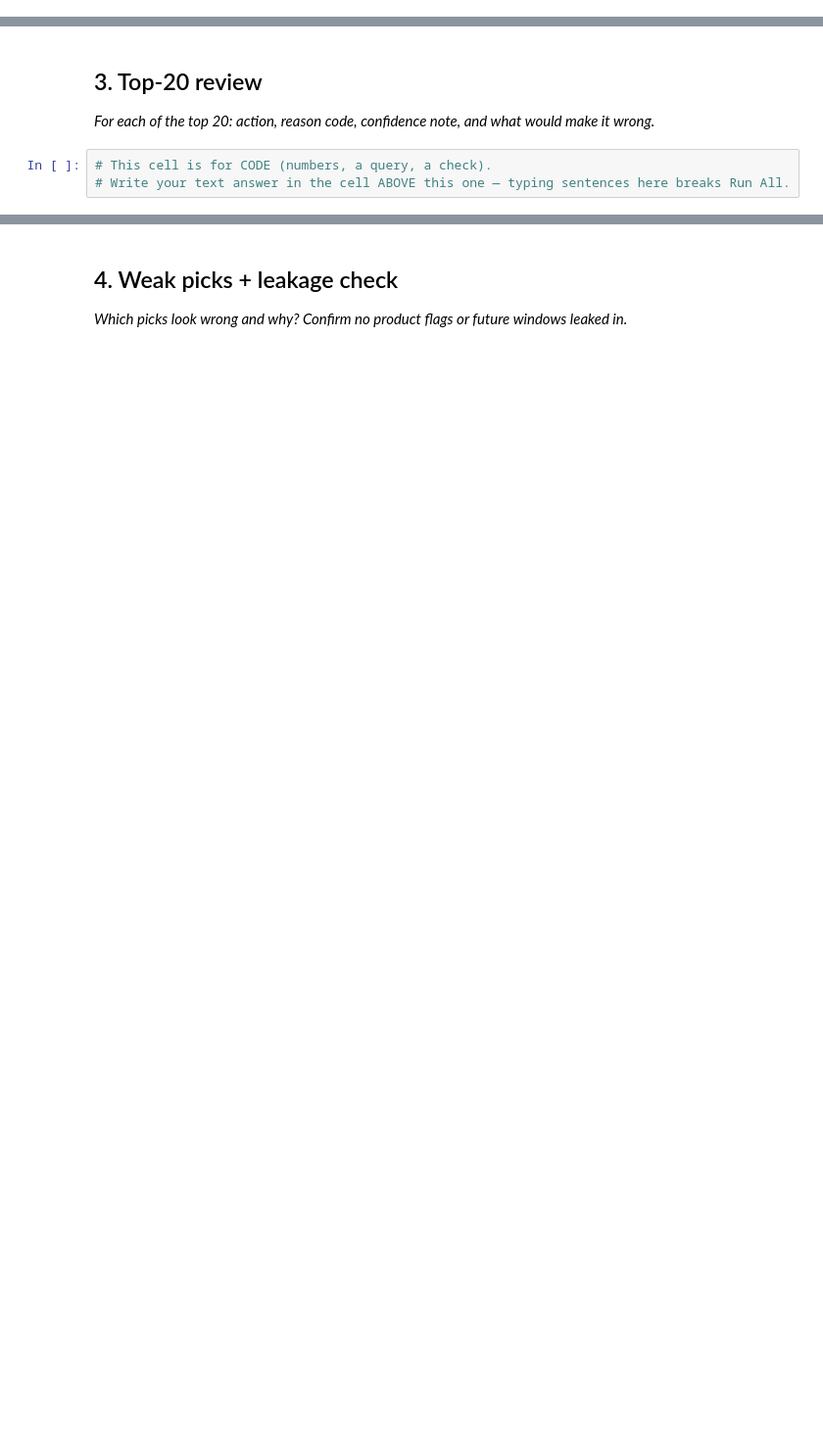
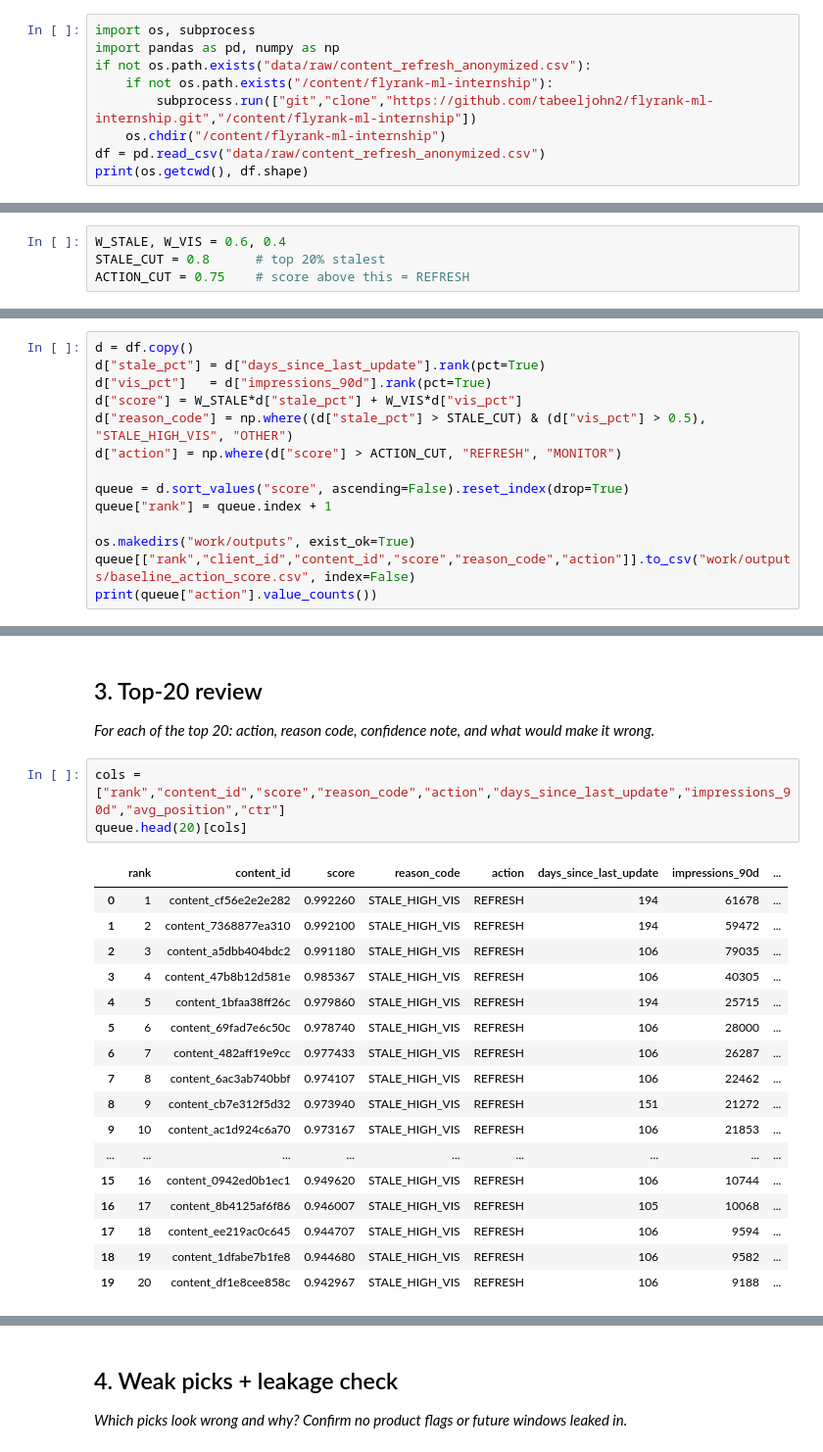
Before and after one commit to tabeeljohn2/flyrank-ml-internship, a Jupyter notebook: work/notebooks/w04_baseline_score.ipynb, the cells around one changed output, grey strips where cells are left out. Shown at 98% size. Drawn from its saved outputs; the diff is of its cells as text; blank space fills up the shorter version.

```diff
--- a/work/notebooks/w04_baseline_score.ipynb
+++ b/work/notebooks/w04_baseline_score.ipynb
@@ -15,0 +9,9 @@ This skeleton is yours to fill. Work the sections **in order** — each one has
+# %%
+import os, subprocess
+import pandas as pd, numpy as np
+if not os.path.exists("data/raw/content_refresh_anonymized.csv"):
+    if not os.path.exists("/content/flyrank-ml-internship"):
+        subprocess.run(["git","clone","https://github.com/tabeeljohn2/flyrank-ml-internship.git","/content/flyrank-ml-internship"])
+    os.chdir("/content/flyrank-ml-internship")
+df = pd.read_csv("data/raw/content_refresh_anonymized.csv")
+print(os.getcwd(), df.shape)
@@ -16,3 +92,7 @@ This skeleton is yours to fill. Work the sections **in order** — each one has
+# %%
+W_STALE, W_VIS = 0.6, 0.4
+STALE_CUT = 0.8      # top 20% stalest
+ACTION_CUT = 0.75    # score above this = REFRESH
 # %% [markdown]
 ## 2. Build the ranked queue (writes the CSV)
 
@@ -22,0 +100,14 @@ This skeleton is yours to fill. Work the sections **in order** — each one has
+# %%
+d = df.copy()
+d["stale_pct"] = d["days_since_last_update"].rank(pct=True)
+d["vis_pct"]   = d["impressions_90d"].rank(pct=True)
+d["score"] = W_STALE*d["stale_pct"] + W_VIS*d["vis_pct"]
+d["reason_code"] = np.where((d["stale_pct"] > STALE_CUT) & (d["vis_pct"] > 0.5), "STALE_HIGH_VIS", "OTHER")
+d["action"] = np.where(d["score"] > ACTION_CUT, "REFRESH", "MONITOR")
+
+queue = d.sort_values("score", ascending=False).reset_index(drop=True)
+queue["rank"] = queue.index + 1
+
+os.makedirs("work/outputs", exist_ok=True)
+queue[["rank","client_id","content_id","score","reason_code","action"]].to_csv("work/outputs/baseline_action_score.csv", index=False)
+print(queue["action"].value_counts())
@@ -24,6 +122,24 @@ This skeleton is yours to fill. Work the sections **in order** — each one has
 ## 3. Top-20 review
 
 *For each of the top 20: action, reason code, confidence note, and what would make it wrong.*
-# %%
-# This cell is for CODE (numbers, a query, a check).
-# Write your text answer in the cell ABOVE this one — typing sentences here breaks Run All.
+# %%
+cols = ["rank","content_id","score","reason_code","action","days_since_last_update","impressions_90d","avg_position","ctr"]
+queue.head(20)[cols]
+# %% [output]
+|  | rank | content_id | score | reason_code | action | days_since_last_update | impressions_90d | ... |
+| 0 | 1 | content_cf56e2e2e282 | 0.992260 | STALE_HIGH_VIS | REFRESH | 194 | 61678 | ... |
+| 1 | 2 | content_7368877ea310 | 0.992100 | STALE_HIGH_VIS | REFRESH | 194 | 59472 | ... |
+| 2 | 3 | content_a5dbb404bdc2 | 0.991180 | STALE_HIGH_VIS | REFRESH | 106 | 79035 | ... |
+| 3 | 4 | content_47b8b12d581e | 0.985367 | STALE_HIGH_VIS | REFRESH | 106 | 40305 | ... |
+| 4 | 5 | content_1bfaa38ff26c | 0.979860 | STALE_HIGH_VIS | REFRESH | 194 | 25715 | ... |
+| 5 | 6 | content_69fad7e6c50c | 0.978740 | STALE_HIGH_VIS | REFRESH | 106 | 28000 | ... |
+| 6 | 7 | content_482aff19e9cc | 0.977433 | STALE_HIGH_VIS | REFRESH | 106 | 26287 | ... |
+| 7 | 8 | content_6ac3ab740bbf | 0.974107 | STALE_HIGH_VIS | REFRESH | 106 | 22462 | ... |
+| 8 | 9 | content_cb7e312f5d32 | 0.973940 | STALE_HIGH_VIS | REFRESH | 151 | 21272 | ... |
+| 9 | 10 | content_ac1d924c6a70 | 0.973167 | STALE_HIGH_VIS | REFRESH | 106 | 21853 | ... |
+| ... | ... | ... | ... | ... | ... | ... | ... | ... |
+| 15 | 16 | content_0942ed0b1ec1 | 0.949620 | STALE_HIGH_VIS | REFRESH | 106 | 10744 | ... |
+| 16 | 17 | content_8b4125af6f86 | 0.946007 | STALE_HIGH_VIS | REFRESH | 105 | 10068 | ... |
+| 17 | 18 | content_ee219ac0c645 | 0.944707 | STALE_HIGH_VIS | REFRESH | 106 | 9594 | ... |
+| 18 | 19 | content_1dfabe7b1fe8 | 0.944680 | STALE_HIGH_VIS | REFRESH | 106 | 9582 | ... |
+| 19 | 20 | content_df1e8cee858c | 0.942967 | STALE_HIGH_VIS | REFRESH | 106 | 9188 | ... |
```
Also changed, not shown: parts of 19 cells of this notebook.
